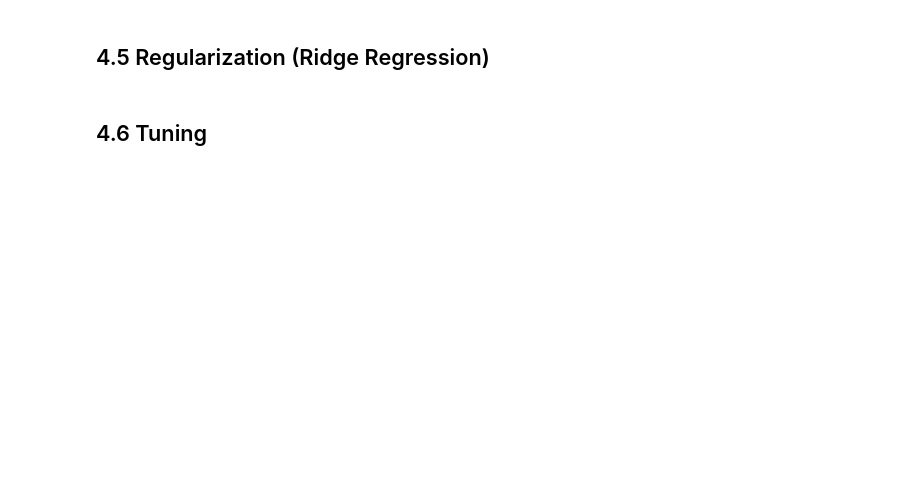
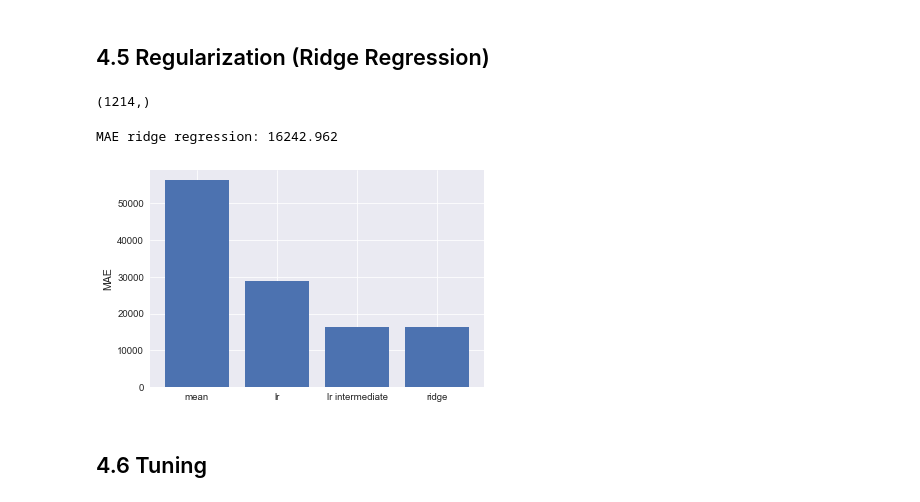
Before and after one commit to daviddapaz/Python, a Jupyter notebook: house-prices-solution.ipynb, the cells around one changed output. Saved outputs shown, nothing was run; the diff lists cells and outputs as text; code cells hidden in the pictures; blank space fills up the shorter version.

```diff
--- a/house-prices-solution.ipynb
+++ b/house-prices-solution.ipynb
@@ -509,4 +508,0 @@ Intercept: 4.6249305989210505
-# %%
-# Compute predictions
-y_pred2 = lr2.predict(X_te)
-y_pred2.shape
@@ -514,0 +509,9 @@ y_pred2.shape
+# %%
+y_te2 = 10**y_te2_log
+
+# Intermetidate Linear regression
+mae_lr2 = MAE(y_te2, y_pred2)
+
+print('MAE baseline: {:.3f}'.format(mae_baseline))
+print('MAE linear regression: {:.3f}'.format(mae_lr))
+print('MAE intermediate linear regression: {:.3f}'.format(mae_lr2))
@@ -519,2 +544,38 @@ y_pred2.shape
+# %%
+from sklearn.linear_model import Ridge
+
+# Ridge regression
+ridge = Ridge()
+ridge.fit(X_tr2, y_tr2_log)
+
+# Predict
+y_pred2_ridge_log = ridge.predict(X_te2)
+
+#transform it back to USD
+y_pred2_ridge = 10**y_pred2_ridge_log
+# %%
+y_pred2_ridge.shape
+# %% [output]
+(1214,)
+# %%
+# Intermediate Linear regression Ridge
+mae_ridge = MAE(y_te2, y_pred2_ridge)
+
+print('MAE ridge regression: {:.3f}'.format(mae_ridge))
+# %% [output]
+MAE ridge regression: 16242.962
+# %%
+# Final comparison
+mae_values = [mae_baseline, mae_lr, mae_lr2, mae_ridge]
+titles = ['mean', 'lr','lr intermediate', 'ridge']
+
+xcor = np.arange(len(mae_values))
+plt.bar(xcor, mae_values)
+plt.xticks(xcor, titles)
+
+plt.ylabel('MAE')
+plt.show()
+# %% [output]
+[figure, added]
 # %% [markdown]
 ## 4.6 Tuning
```
Also changed, not shown: parts of 79 cells of this notebook.
